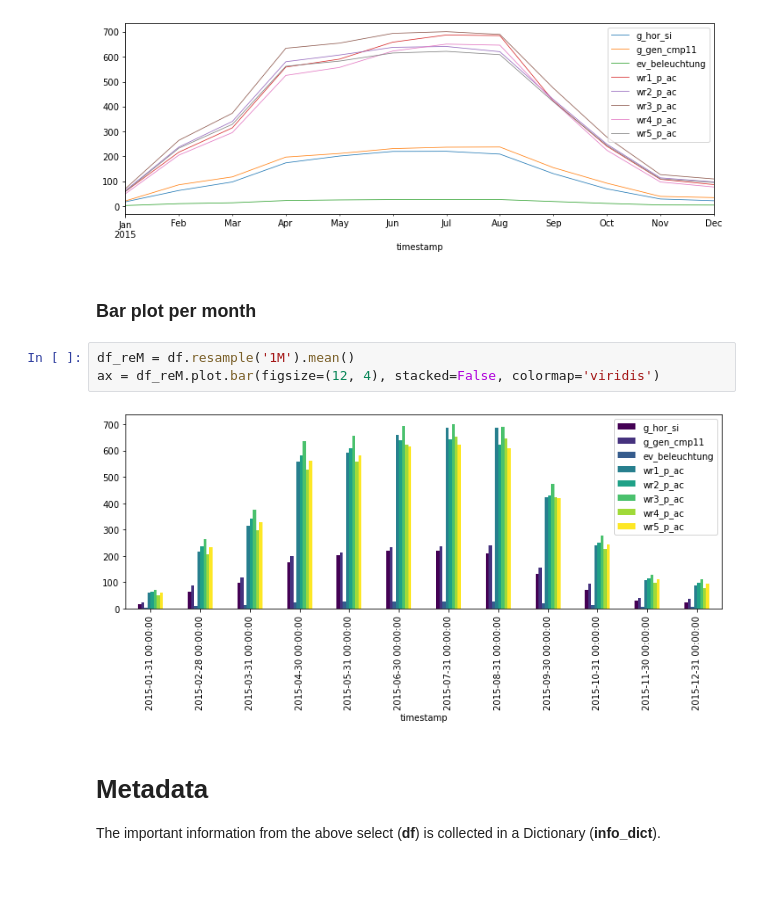
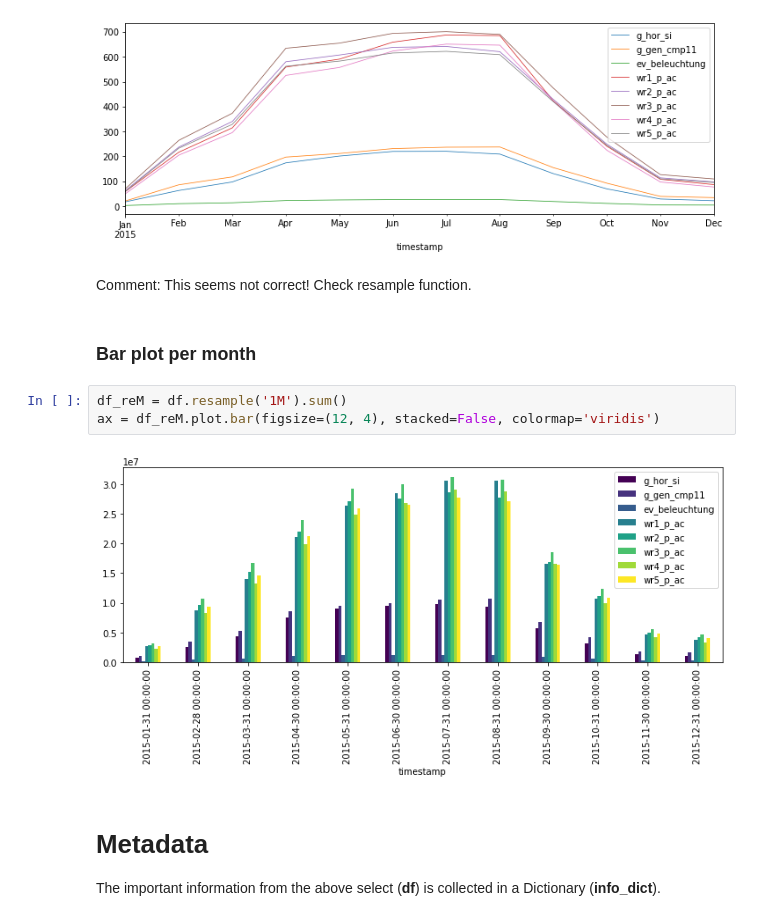
Before and after one commit to htw-pv3/weather-data, a Jupyter notebook: python/pv3_sonnja_db_wr.ipynb, the cells around one changed output. Saved outputs shown, nothing was run; the diff lists cells and outputs as text; blank space fills up the shorter version.

```diff
--- a/python/pv3_sonnja_db_wr.ipynb
+++ b/python/pv3_sonnja_db_wr.ipynb
@@ -141,13 +141,15 @@ df_reM = df.resample('1M').mean()
 ax = df_reM.plot(figsize=(12, 4), lw=0.75)
 # %% [output]
 [figure]
+# %% [markdown]
+Comment: This seems not correct! Check resample function.
 # %% [markdown]
 ### Bar plot per month
 # %%
-df_reM = df.resample('1M').mean()
+df_reM = df.resample('1M').sum()
 ax = df_reM.plot.bar(figsize=(12, 4), stacked=False, colormap='viridis')
 # %% [output]
-[figure, old version]
+[figure, new version]
 # %% [markdown]
 # Metadata
 
```
Also changed, not shown: parts of 4 cells of this notebook.
